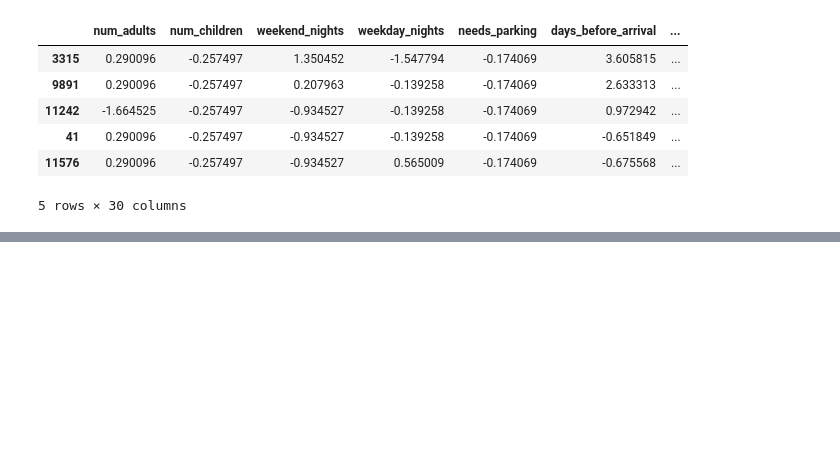
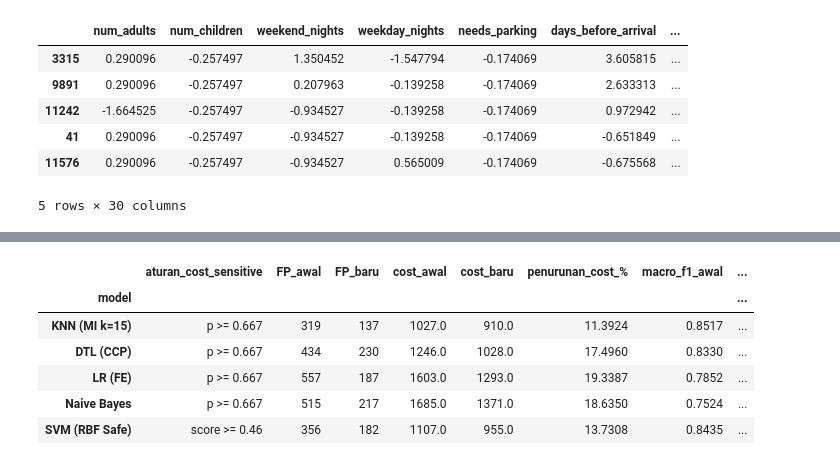
Before and after one commit to Alpaomega1136/IF3170_G31_KelompokDadakan, a Jupyter notebook: src/notebooks/IF3170_G31_KelompokDadakan.ipynb, the cells around one changed output, grey strips where cells are left out. Cells and saved outputs as stored; diff of their text form; code cells hidden in the pictures; blank space fills up the shorter version.

```diff
--- a/src/notebooks/IF3170_G31_KelompokDadakan.ipynb
+++ b/src/notebooks/IF3170_G31_KelompokDadakan.ipynb
@@ -1026,0 +1026,12 @@ The analysis supports each step taken in this notebook.
+# %%
+for nama, m_scratch in model_lr_varian.items():
+    if m_scratch.penalty is None:
+        m_sk = SkLogisticRegression(C=np.inf, solver="lbfgs", max_iter=2000, random_state=SEED)
+    else:
+        l1_ratio_sk = {"l1": 1.0, "l2": 0.0, "elasticnet": m_scratch.l1_ratio}[m_scratch.penalty]
+        m_sk = SkLogisticRegression(
+            l1_ratio=l1_ratio_sk, C=1.0 / (len(X_train_lr) * m_scratch.lam),
+            solver="saga", max_iter=2000, random_state=SEED,
+        )
+    print(f"Logistic Regression ({nama})")
+    display(compare_models(m_scratch, m_sk, X_train_lr, y_train, X_valid_lr, y_valid, threshold=m_scratch.threshold).round(4))
@@ -1026,0 +1442,57 @@ The analysis supports each step taken in this notebook.
+# %%
+COST_FP, COST_FN = 2.0, 1.0
+TH_BAYES = COST_FP / (COST_FP + COST_FN)  # 2/3 ~= 0.6667
+
+def eval_cost(y_true, pred):
+    tn, fp, fn, tp = confusion_matrix(y_true, pred, labels=[0, 1]).ravel()
+    total_cost = COST_FP * fp + COST_FN * fn
+    return {
+        "FP (overbook)": int(fp),
+        "FN (missed cancel)": int(fn),
+        "total_cost": float(total_cost),
+        "avg_cost": float(total_cost / len(y_true)),
+        "macro_f1": float(f1_score(y_true, pred, average="macro", labels=[0, 1])),
+    }
+
+# Untuk SVM (skor margin non-probabilistik), cari threshold biaya minimum pada inner split training
+X_sv_it, X_sv_ic, y_sv_it, y_sv_ic = train_test_split(
+    X_train, y_train, test_size=0.2, random_state=SEED, stratify=y_train
+)
+p_sv_cal = SafeSVMPreprocessor(
+    exponent=0.75, min_score=0.002, estimator="knn", n_neighbors=5, random_state=SEED
+)
+m_sv_cal = WorkingSetSVM(
+    C=4, gamma=0.16, kernel="rbf", tol=0.003, max_iter=200000, cache_mb=512
+).fit(p_sv_cal.fit_transform(X_sv_it, y_sv_it), y_sv_it)
+sv_ic_scores = m_sv_cal.decision_function(p_sv_cal.transform(X_sv_ic))
+th_svm_cost = min(
+    np.linspace(-0.5, 1.2, 86),
+    key=lambda t: eval_cost(y_sv_ic, (sv_ic_scores >= t).astype(int))["total_cost"],
+)
+
+baris_cost = []
+for nama, pred_def, pred_cs, info_th in [
+    ("KNN (MI k=15)", model_knn_mi.predict(X_valid_knn_mi), model_knn_mi.predict(X_valid_knn_mi, threshold=TH_BAYES), f"p >= {TH_BAYES:.3f}"),
+    ("DTL (CCP)", model_dtl_ccp.predict(X_valid_dtl_ccp), model_dtl_ccp.predict(X_valid_dtl_ccp, threshold=TH_BAYES), f"p >= {TH_BAYES:.3f}"),
+    ("LR (FE)", model_lr.predict(X_valid_lr), model_lr.predict(X_valid_lr, threshold=TH_BAYES), f"p >= {TH_BAYES:.3f}"),
+    ("Naive Bayes", model_nb.predict(X_valid_nb), model_nb.predict(X_valid_nb, threshold=TH_BAYES), f"p >= {TH_BAYES:.3f}"),
+    ("SVM (RBF Safe)", model_svm.predict(X_valid_svm), (model_svm.decision_function(X_valid_svm) >= th_svm_cost).astype(int), f"score >= {th_svm_cost:.2f}"),
+]:
+    d = eval_cost(y_valid, pred_def)
+    c = eval_cost(y_valid, pred_cs)
+    baris_cost.append({
+        "model": nama, "aturan_cost_sensitive": info_th,
+        "FP_awal": d["FP (overbook)"], "FP_baru": c["FP (overbook)"],
+        "cost_awal": d["total_cost"], "cost_baru": c["total_cost"],
+        "penurunan_cost_%": (d["total_cost"] - c["total_cost"]) / d["total_cost"] * 100,
+        "macro_f1_awal": d["macro_f1"], "macro_f1_baru": c["macro_f1"],
+    })
+display(pd.DataFrame(baris_cost).set_index("model").round(4))
+# %% [output]
+|  | aturan_cost_sensitive | FP_awal | FP_baru | cost_awal | cost_baru | penurunan_cost_% | macro_f1_awal | ... |
+| model |  |  |  |  |  |  |  | ... |
+| KNN (MI k=15) | p >= 0.667 | 319 | 137 | 1027.0 | 910.0 | 11.3924 | 0.8517 | ... |
+| DTL (CCP) | p >= 0.667 | 434 | 230 | 1246.0 | 1028.0 | 17.4960 | 0.8330 | ... |
+| LR (FE) | p >= 0.667 | 557 | 187 | 1603.0 | 1293.0 | 19.3387 | 0.7852 | ... |
+| Naive Bayes | p >= 0.667 | 515 | 217 | 1685.0 | 1371.0 | 18.6350 | 0.7524 | ... |
+| SVM (RBF Safe) | score >= 0.46 | 356 | 182 | 1107.0 | 955.0 | 13.7308 | 0.8435 | ... |
```
Also changed, not shown: parts of 124 cells of this notebook, 24 other files.
